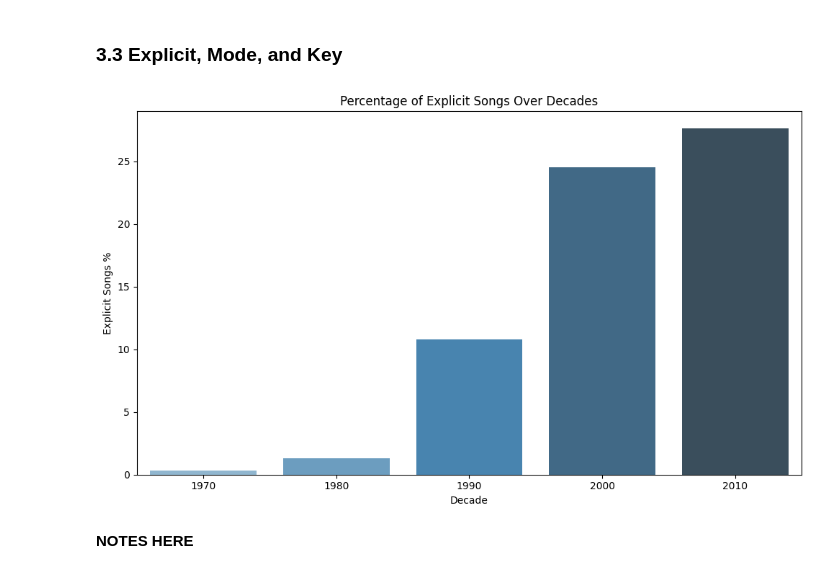
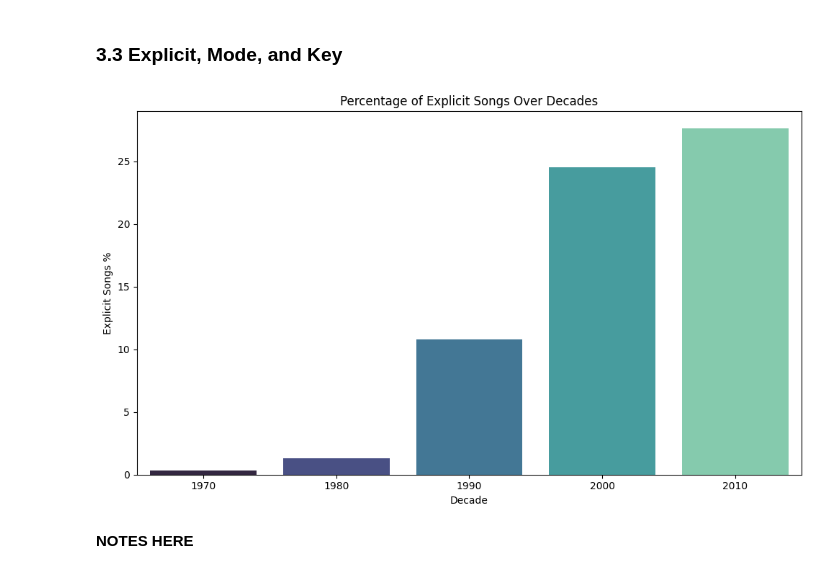
Before and after one commit to joelbit33/hit-songs-analysis, a Jupyter notebook: analysis/analysis.ipynb, the cells around one changed output. Drawn from its saved outputs; the diff is of its cells as text; code cells hidden in the pictures.

```diff
--- a/analysis/analysis.ipynb
+++ b/analysis/analysis.ipynb
@@ -196,29 +196,29 @@ plt.show()
 # %%
 # set decades instead of years (cleaner)
 decades = (df['year'] // 10) * 10
 
 # filter dataframe for explicit songs, count for every decade
 explicit_counts = df[df['explicit']].groupby(decades).size() # will only store True values
 
 # set percentage
 total_counts = df.groupby(decades).size()
 explicit_counts_percentage = (explicit_counts / total_counts) * 100
 
 # convert series to df
 df_percentage = explicit_counts_percentage.reset_index()
 df_percentage.columns = ['decade', 'explicit_percentage']
 
 # barplot of explicit percentage
 plt.figure(figsize=(10, 6))
-sns.barplot(x='decade', y='explicit_percentage', data=df_percentage, palette="Blues_d")
+sns.barplot(x='decade', y='explicit_percentage', data=df_percentage, palette="mako")
 
 plt.title('Percentage of Explicit Songs Over Decades')
 plt.ylabel('Explicit Songs %')
 plt.xlabel('Decade')
 
 plt.tight_layout()
 plt.show()
 # %% [output]
-[figure, old version]
+[figure, new version]
 # %% [markdown]
 **NOTES HERE**
```
Also changed, not shown: parts of 2 cells of this notebook.
